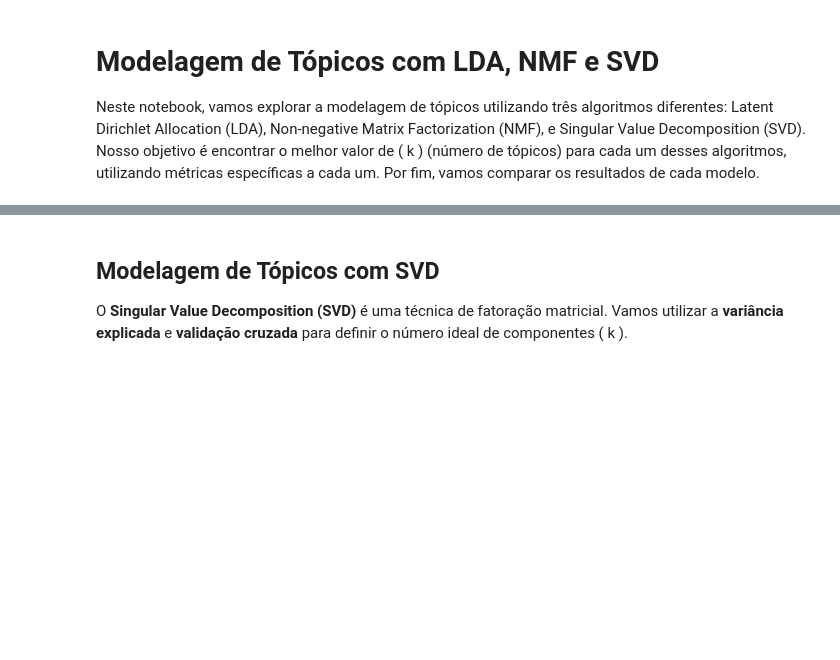
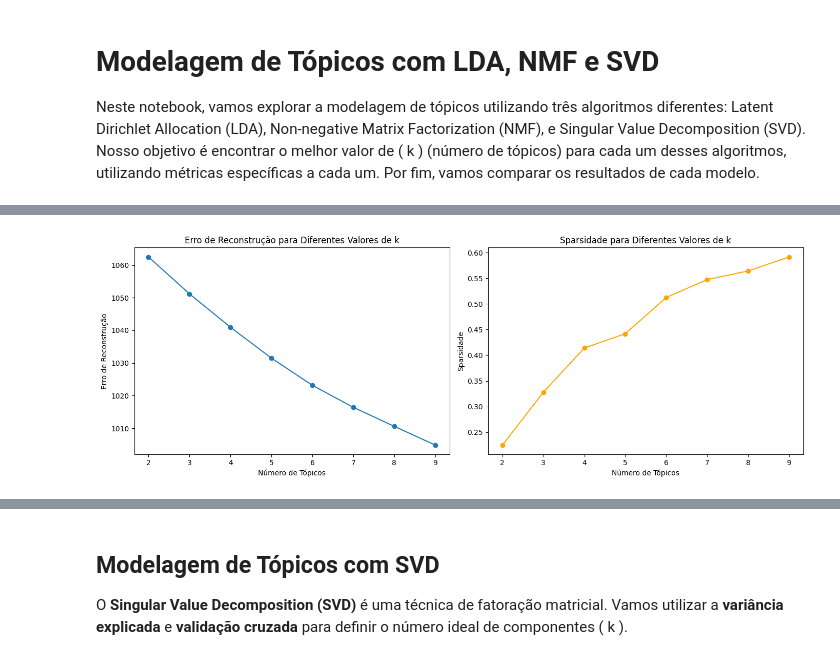
Before and after one commit to ecaf1/NPL_STUDLOG, a Jupyter notebook: Exercise_list/List_2/Topic_Modeling.ipynb, the cells around one changed output, grey strips where cells are left out. Drawn from its saved outputs; the diff is of its cells as text; code cells hidden in the pictures; blank space fills up the shorter version.

```diff
--- a/Exercise_list/List_2/Topic_Modeling.ipynb
+++ b/Exercise_list/List_2/Topic_Modeling.ipynb
@@ -47,0 +159,51 @@ Aqui analisamos o **erro de reconstrução** para encontrar o melhor número de
+# %%
+cv = CountVectorizer()
+X = cv.fit_transform(text_df)
+
+# Função para calcular o erro de reconstrução e a sparsidade
+def compute_nmf_metrics(X, list_range):
+    reconstruction_errors = []
+    sparsity_values = []
+
+    for num_topics in list_range:
+        # Treinando o modelo NMF com Scikit-learn
+        nmf = NMF(n_components=num_topics, random_state=100, init='nndsvd', max_iter=200)
+        W = nmf.fit_transform(X)
+        H = nmf.components_
+
+        # Calculando o erro de reconstrução
+        reconstruction_error = np.linalg.norm(X - np.dot(W, H), 'fro')
+        reconstruction_errors.append(reconstruction_error)
+
+        # Calculando a sparsidade
+        sparsity = (np.count_nonzero(W) + np.count_nonzero(H)) / (W.size + H.size)
+        sparsity_values.append(1 - sparsity)  # Invertendo para valores maiores representarem maior sparsidade
+
+    return reconstruction_errors, sparsity_values
+
+# Lista de valores de k (número de tópicos)
+list_range = [2, 3, 4, 5, 6, 7, 8, 9]
+
+# 2. Calcular os valores de erro de reconstrução e sparsidade
+reconstruction_errors, sparsity_values = compute_nmf_metrics(X, list_range)
+
+# 3. Plotar os gráficos
+fig, (ax1, ax2) = plt.subplots(1, 2, figsize=(14, 5))
+
+# Plotar Erro de Reconstrução
+ax1.plot(list_range, reconstruction_errors, marker='o')
+ax1.set_title('Erro de Reconstrução para Diferentes Valores de k')
+ax1.set_xlabel('Número de Tópicos')
+ax1.set_ylabel('Erro de Reconstrução')
+
+# Plotar Sparsidade
+ax2.plot(list_range, sparsity_values, marker='o', color='orange')
+ax2.set_title('Sparsidade para Diferentes Valores de k')
+ax2.set_xlabel('Número de Tópicos')
+ax2.set_ylabel('Sparsidade')
+
+# Mostrar os gráficos
+plt.tight_layout()
+plt.show()
+# %% [output]
+[figure, added]
```
Also changed, not shown: parts of 16 cells of this notebook.
